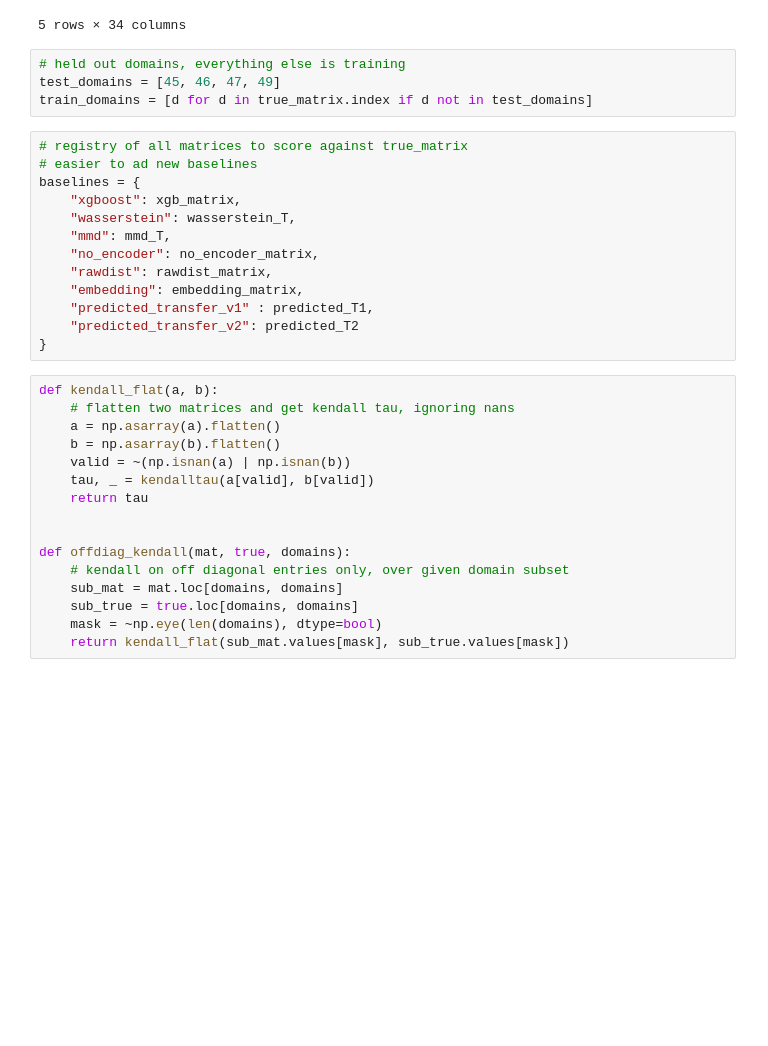
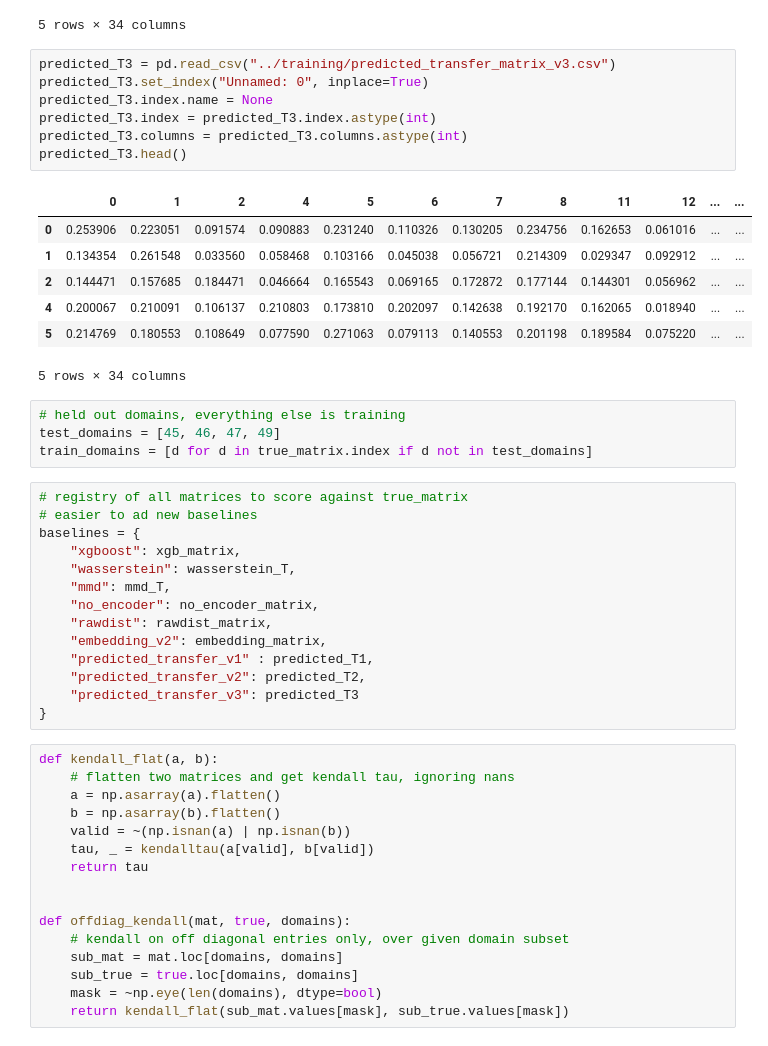
Before and after one commit to yashkher-123/transferability-through-representations, a Jupyter notebook: baselines/baseline_overview.ipynb, the cells around one changed output. Saved outputs shown, nothing was run; the diff lists cells and outputs as text; blank space fills up the shorter version.

```diff
--- a/baselines/baseline_overview.ipynb
+++ b/baselines/baseline_overview.ipynb
@@ -144,6 +144,21 @@ predicted_T1.head()
 | 4 | 0.233857 | 0.255999 | 0.098312 | 0.332637 | 0.212675 | 0.208723 | 0.129008 | 0.255717 | 0.208062 | -0.011451 | ... | ... |
 | 5 | 0.263252 | 0.238258 | 0.104407 | 0.077841 | 0.303283 | 0.106852 | 0.135819 | 0.208399 | 0.236459 | 0.034885 | ... | ... |
 5 rows × 34 columns
+# %%
+predicted_T3 = pd.read_csv("../training/predicted_transfer_matrix_v3.csv")
+predicted_T3.set_index("Unnamed: 0", inplace=True)
+predicted_T3.index.name = None
+predicted_T3.index = predicted_T3.index.astype(int)
+predicted_T3.columns = predicted_T3.columns.astype(int)
+predicted_T3.head()
+# %% [output]
+|  | 0 | 1 | 2 | 4 | 5 | 6 | 7 | 8 | 11 | 12 | ... | ... |
+| 0 | 0.253906 | 0.223051 | 0.091574 | 0.090883 | 0.231240 | 0.110326 | 0.130205 | 0.234756 | 0.162653 | 0.061016 | ... | ... |
+| 1 | 0.134354 | 0.261548 | 0.033560 | 0.058468 | 0.103166 | 0.045038 | 0.056721 | 0.214309 | 0.029347 | 0.092912 | ... | ... |
+| 2 | 0.144471 | 0.157685 | 0.184471 | 0.046664 | 0.165543 | 0.069165 | 0.172872 | 0.177144 | 0.144301 | 0.056962 | ... | ... |
+| 4 | 0.200067 | 0.210091 | 0.106137 | 0.210803 | 0.173810 | 0.202097 | 0.142638 | 0.192170 | 0.162065 | 0.018940 | ... | ... |
+| 5 | 0.214769 | 0.180553 | 0.108649 | 0.077590 | 0.271063 | 0.079113 | 0.140553 | 0.201198 | 0.189584 | 0.075220 | ... | ... |
+5 rows × 34 columns
 # %%
 # held out domains, everything else is training
 test_domains = [45, 46, 47, 49]
@@ -157,9 +172,10 @@ baselines = {
     "mmd": mmd_T,
     "no_encoder": no_encoder_matrix,
     "rawdist": rawdist_matrix,
-    "embedding": embedding_matrix,
+    "embedding_v2": embedding_matrix,
     "predicted_transfer_v1" : predicted_T1,
-    "predicted_transfer_v2": predicted_T2
+    "predicted_transfer_v2": predicted_T2,
+    "predicted_transfer_v3": predicted_T3
 }
 # %%
 def kendall_flat(a, b):
```
Also changed, not shown: parts of 2 cells of this notebook, 3 other files.
